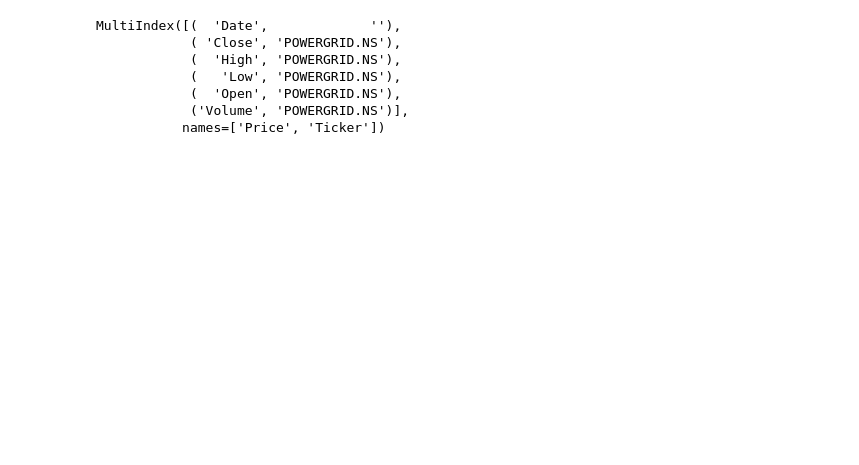
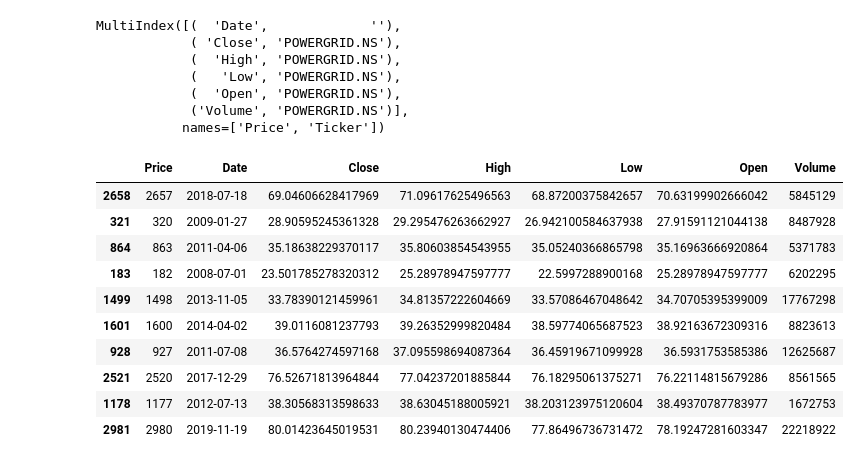
Before and after one commit to kamijoseph/LSTM-Stocks-Price, a Jupyter notebook: notebooks/main.ipynb, the cells around one changed output. Cells and saved outputs as stored; diff of their text form; code cells hidden in the pictures; blank space fills up the shorter version.

```diff
--- a/notebooks/main.ipynb
+++ b/notebooks/main.ipynb
@@ -109,0 +113,15 @@ MultiIndex([(  'Date',             ''),
+# %%
+data = pd.read_csv("../datasets/powergrid.csv")
+data.sample(10)
+# %% [output]
+|  | Price | Date | Close | High | Low | Open | Volume |
+| 2658 | 2657 | 2018-07-18 | 69.04606628417969 | 71.09617625496563 | 68.87200375842657 | 70.63199902666042 | 5845129 |
+| 321 | 320 | 2009-01-27 | 28.90595245361328 | 29.295476263662927 | 26.942100584637938 | 27.91591121044138 | 8487928 |
+| 864 | 863 | 2011-04-06 | 35.18638229370117 | 35.80603854543955 | 35.05240366865798 | 35.16963666920864 | 5371783 |
+| 183 | 182 | 2008-07-01 | 23.501785278320312 | 25.28978947597777 | 22.5997288900168 | 25.28978947597777 | 6202295 |
+| 1499 | 1498 | 2013-11-05 | 33.78390121459961 | 34.81357222604669 | 33.57086467048642 | 34.70705395399009 | 17767298 |
+| 1601 | 1600 | 2014-04-02 | 39.0116081237793 | 39.26352999820484 | 38.59774065687523 | 38.92163672309316 | 8823613 |
+| 928 | 927 | 2011-07-08 | 36.5764274597168 | 37.095598694087364 | 36.45919671099928 | 36.5931753585386 | 12625687 |
+| 2521 | 2520 | 2017-12-29 | 76.52671813964844 | 77.04237201885844 | 76.18295061375271 | 76.22114815679286 | 8561565 |
+| 1178 | 1177 | 2012-07-13 | 38.30568313598633 | 38.63045188005921 | 38.203123975120604 | 38.49370787783977 | 1672753 |
+| 2981 | 2980 | 2019-11-19 | 80.01423645019531 | 80.23940130474406 | 77.86496736731472 | 78.19247281603347 | 22218922 |
```
Also changed, not shown: parts of 8 cells of this notebook, 1 other file.
